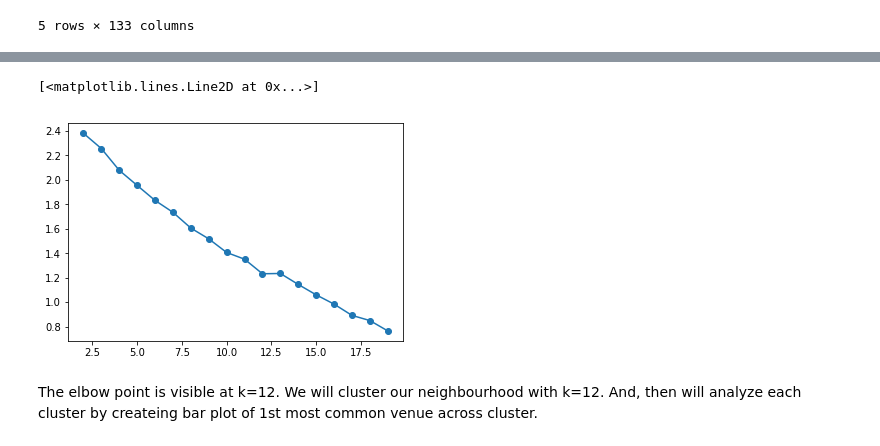
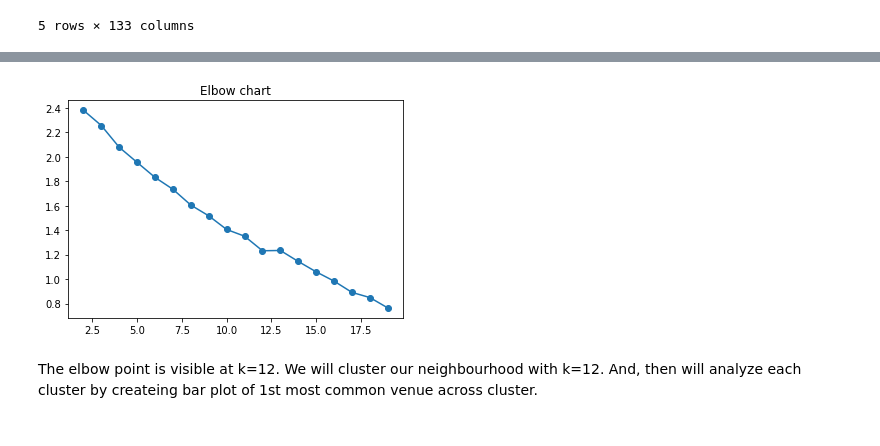
Before and after one commit to agarwal-arjun/Coursera_Capstone, a Jupyter notebook: Battle of neighbourhood-week-2.ipynb, the cells around one changed output, grey strips where cells are left out. Drawn from its saved outputs; the diff is of its cells as text; code cells hidden in the pictures.

```diff
--- a/Battle of neighbourhood-week-2.ipynb
+++ b/Battle of neighbourhood-week-2.ipynb
@@ -415,9 +403,10 @@ for i in range(2,kclusters):
 # %%
 # elbow plot
 plt.plot(range(2,kclusters),elbow,marker='o')
+plt.title('Elbow chart')
+plt.show()
 # %% [output]
-[<matplotlib.lines.Line2D at 0x...>]
-[figure, old version]
+[figure, new version]
 # %% [markdown]
 The elbow point is visible at k=12. We will cluster our neighbourhood with k=12. And, then will analyze each cluster by createing bar plot of 1st most common venue across cluster.
 # %%
```
Also changed, not shown: parts of 6 cells of this notebook.
